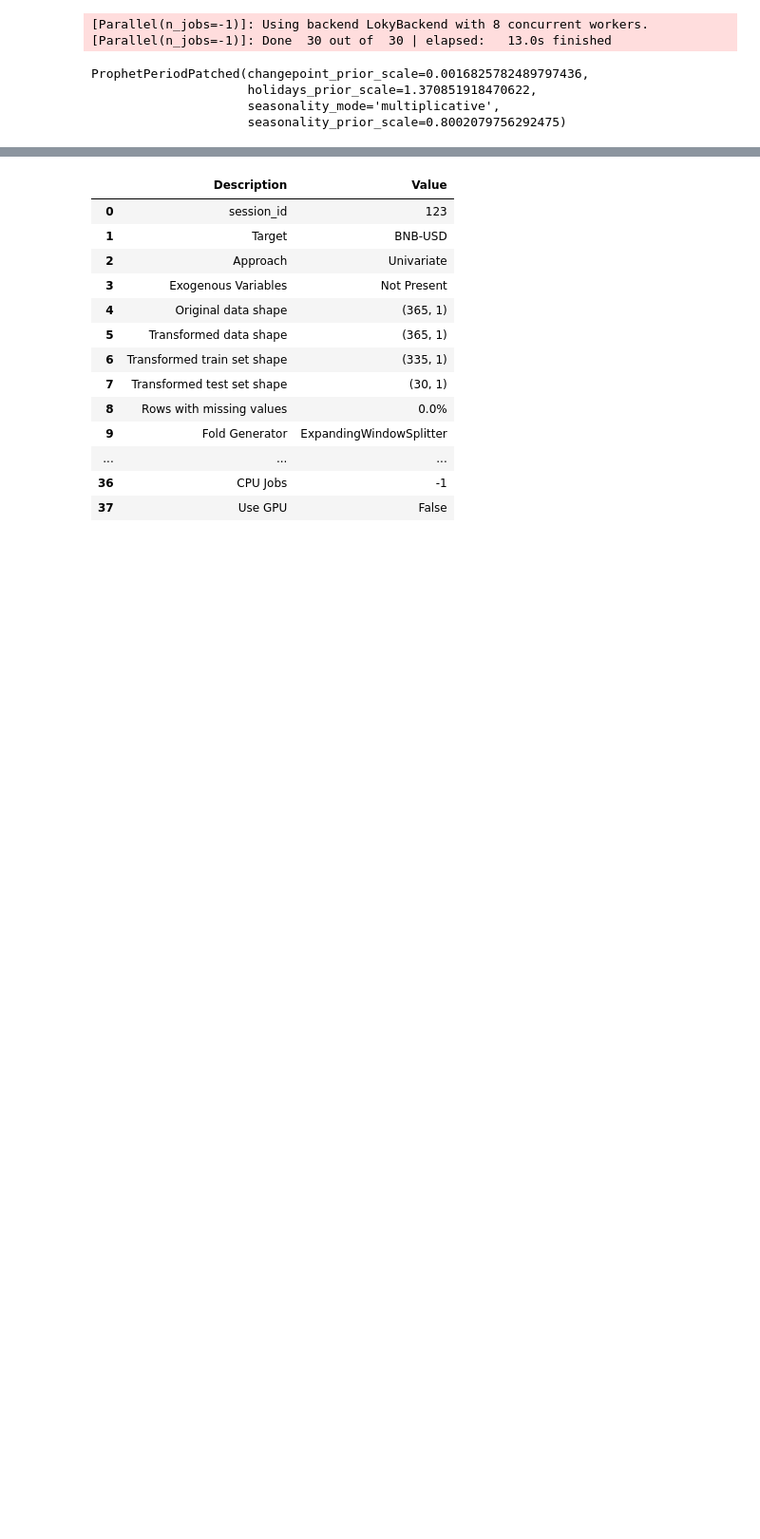
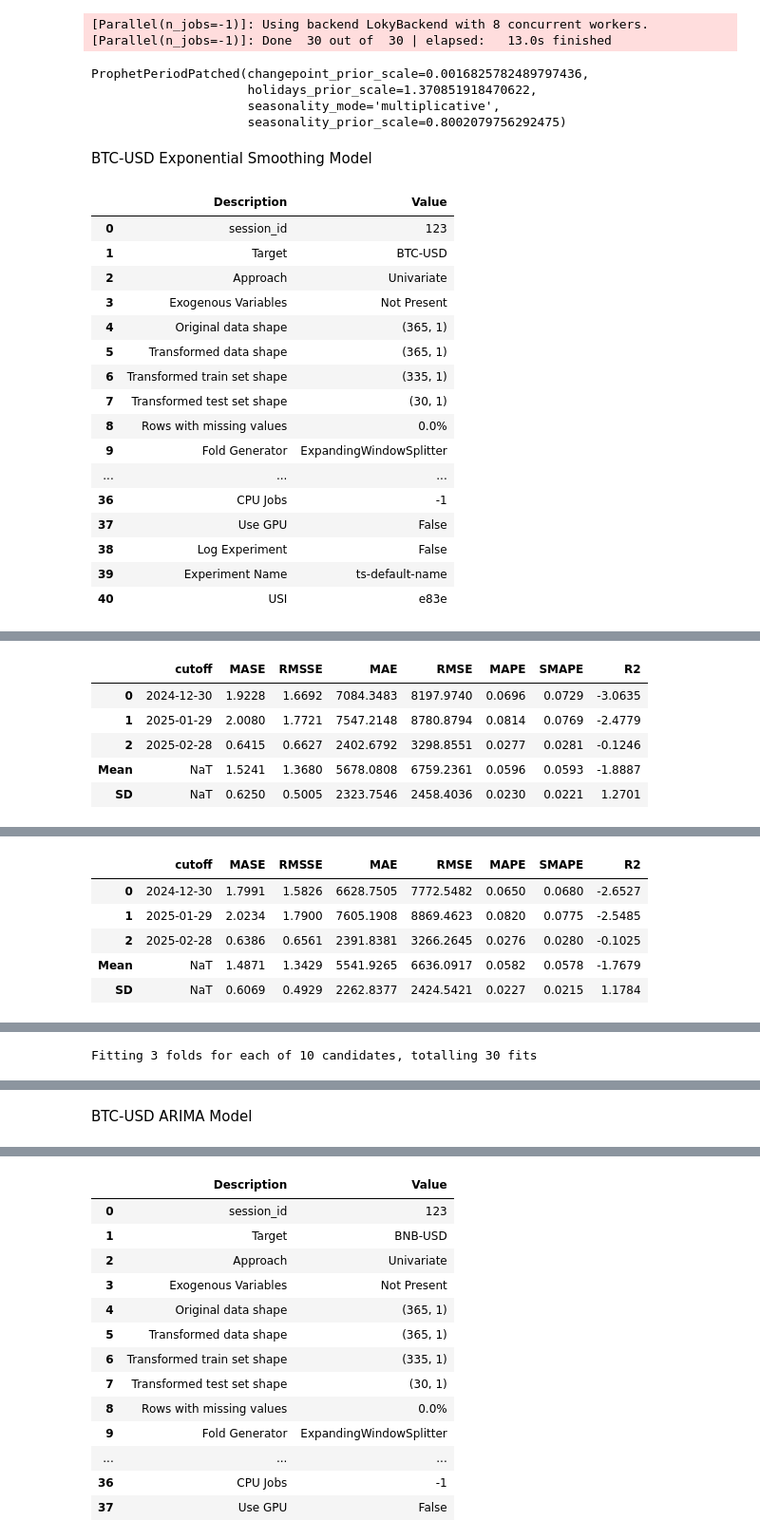
Before and after one commit to gedghill/AE2, a Jupyter notebook: arima_prophet_forecast.ipynb, the cells around one changed output, grey strips where cells are left out. Shown at 95% size. Drawn from its saved outputs; the diff is of its cells as text; code cells hidden in the pictures; blank space fills up the shorter version.

```diff
--- a/arima_prophet_forecast.ipynb
+++ b/arima_prophet_forecast.ipynb
@@ -110,3 +134,39 @@ fig = plot_model(final_prophet, plot='forecast', return_fig=True)
 
 # Save it as an HTML file
 pio.write_html(fig, file='forecast_chart.html', auto_open=False)
+# %% [markdown]
+BTC-USD Exponential Smoothing Model
+# %%
+# Set up PyCaret environment
+s = setup(data=btc,
+          target = 'BTC-USD',
+          #transform_target='log',
+          fh=30,  # Forecast horizon
+          session_id=123,
+          fold_strategy='expanding',
+          seasonal_period='D',
+          #fold_spans="adaptive",
+          numeric_imputation_target = 'drift')
+
+exp = create_model('exp_smooth')
+tuned_exp = tune_model(exp)
+final_exp = finalize_model(tuned_exp)
+exp_prediction = predict_model(final_exp)
+# %% [output]
+|  | Description | Value |
+| 0 | session_id | 123 |
+| 1 | Target | BTC-USD |
+| 2 | Approach | Univariate |
+| 3 | Exogenous Variables | Not Present |
+| 4 | Original data shape | (365, 1) |
+| 5 | Transformed data shape | (365, 1) |
+| 6 | Transformed train set shape | (335, 1) |
+| 7 | Transformed test set shape | (30, 1) |
+| 8 | Rows with missing values | 0.0% |
+| 9 | Fold Generator | ExpandingWindowSplitter |
+| ... | ... | ... |
+| 36 | CPU Jobs | -1 |
+| 37 | Use GPU | False |
+| 38 | Log Experiment | False |
+| 39 | Experiment Name | ts-default-name |
+| 40 | USI | e83e |
@@ -112,0 +174,6 @@ pio.write_html(fig, file='forecast_chart.html', auto_open=False)
+|  | cutoff | MASE | RMSSE | MAE | RMSE | MAPE | SMAPE | R2 |
+| 0 | 2024-12-30 | 1.9228 | 1.6692 | 7084.3483 | 8197.9740 | 0.0696 | 0.0729 | -3.0635 |
+| 1 | 2025-01-29 | 2.0080 | 1.7721 | 7547.2148 | 8780.8794 | 0.0814 | 0.0769 | -2.4779 |
+| 2 | 2025-02-28 | 0.6415 | 0.6627 | 2402.6792 | 3298.8551 | 0.0277 | 0.0281 | -0.1246 |
+| Mean | NaT | 1.5241 | 1.3680 | 5678.0808 | 6759.2361 | 0.0596 | 0.0593 | -1.8887 |
+| SD | NaT | 0.6250 | 0.5005 | 2323.7546 | 2458.4036 | 0.0230 | 0.0221 | 1.2701 |
@@ -112,0 +182,6 @@ pio.write_html(fig, file='forecast_chart.html', auto_open=False)
+|  | cutoff | MASE | RMSSE | MAE | RMSE | MAPE | SMAPE | R2 |
+| 0 | 2024-12-30 | 1.7991 | 1.5826 | 6628.7505 | 7772.5482 | 0.0650 | 0.0680 | -2.6527 |
+| 1 | 2025-01-29 | 2.0234 | 1.7900 | 7605.1908 | 8869.4623 | 0.0820 | 0.0775 | -2.5485 |
+| 2 | 2025-02-28 | 0.6386 | 0.6561 | 2391.8381 | 3266.2645 | 0.0276 | 0.0280 | -0.1025 |
+| Mean | NaT | 1.4871 | 1.3429 | 5541.9265 | 6636.0917 | 0.0582 | 0.0578 | -1.7679 |
+| SD | NaT | 0.6069 | 0.4929 | 2262.8377 | 2424.5421 | 0.0227 | 0.0215 | 1.1784 |
@@ -112,0 +189 @@ pio.write_html(fig, file='forecast_chart.html', auto_open=False)
+Fitting 3 folds for each of 10 candidates, totalling 30 fits
@@ -113,3 +194,5 @@ pio.write_html(fig, file='forecast_chart.html', auto_open=False)
+# %% [markdown]
+BTC-USD ARIMA Model
 # %%
 arima = create_model('arima')
 # %% [output]
```
Also changed, not shown: parts of 22 cells of this notebook, 8 other files.
